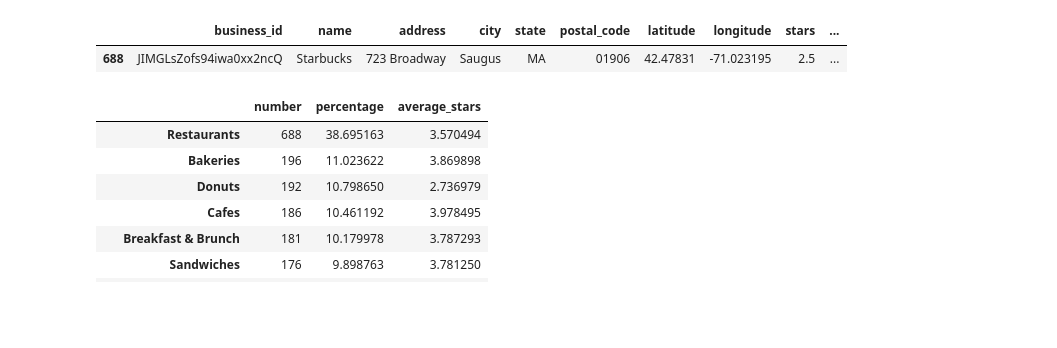
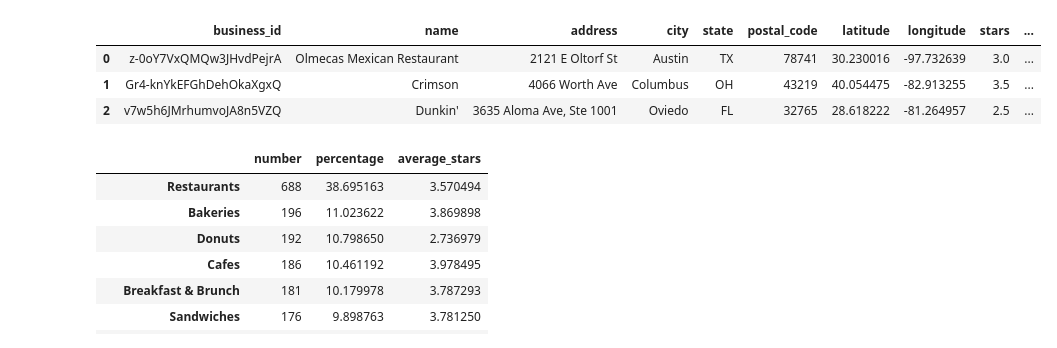
Before and after one commit to mitabanik/Coffee-business-reviews, a Jupyter notebook: coffee_business_analysis.ipynb, the cells around one changed output. Saved outputs shown, nothing was run; the diff lists cells and outputs as text; code cells hidden in the pictures; blank space fills up the shorter version.

```diff
--- a/coffee_business_analysis.ipynb
+++ b/coffee_business_analysis.ipynb
@@ -31,10 +45,12 @@ Data columns (total 14 columns):
 dtypes: float64(3), int64(2), object(9)
 memory usage: 225.5+ KB
 # %%
-coffee_buz.sample()
+coffee_buz.head(3)
 # %% [output]
 |  | business_id | name | address | city | state | postal_code | latitude | longitude | stars | ... |
-| 688 | JIMGLsZofs94iwa0xx2ncQ | Starbucks | 723 Broadway | Saugus | MA | 01906 | 42.47831 | -71.023195 | 2.5 | ... |
+| 0 | z-0oY7VxQMQw3JHvdPejrA | Olmecas Mexican Restaurant | 2121 E Oltorf St | Austin | TX | 78741 | 30.230016 | -97.732639 | 3.0 | ... |
+| 1 | Gr4-knYkEFGhDehOkaXgxQ | Crimson | 4066 Worth Ave | Columbus | OH | 43219 | 40.054475 | -82.913255 | 3.5 | ... |
+| 2 | v7w5h6JMrhumvoJA8n5VZQ | Dunkin' | 3635 Aloma Ave, Ste 1001 | Oviedo | FL | 32765 | 28.618222 | -81.264957 | 2.5 | ... |
 # %%
 def split(s):
     return s.split(", ")
```
Also changed, not shown: parts of 12 cells of this notebook, 1 other file.
